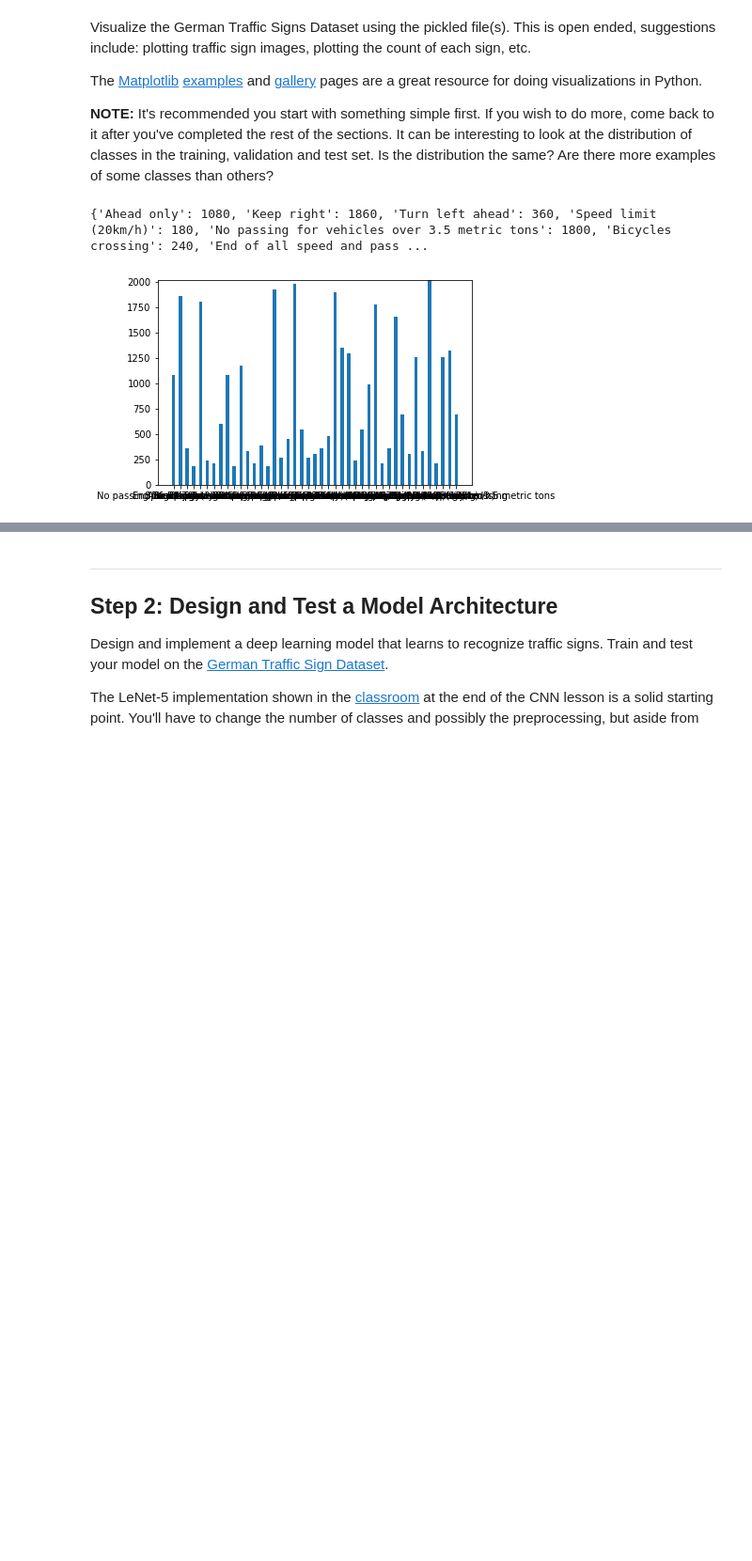
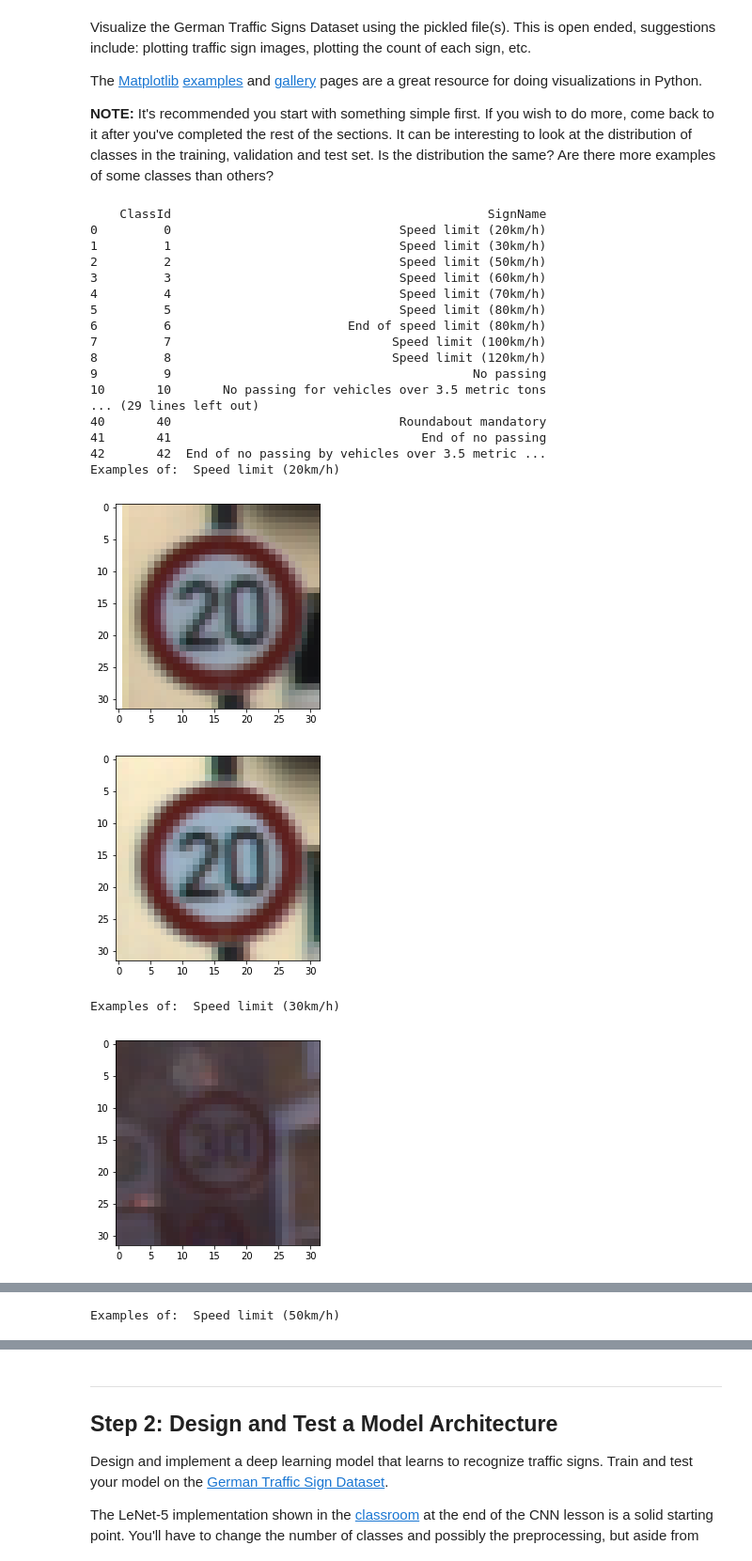
Before and after one commit to bodsul/CarND-Traffic-Sign-Classifier-Project, a Jupyter notebook: Traffic_Sign_Classifier.ipynb, the cells around one changed output, grey strips where cells are left out. Shown at 94% size. Cells and saved outputs as stored; diff of their text form; code cells hidden in the pictures; blank space fills up the shorter version.

Commit message:
add some german traffic sign examples

```diff
--- a/Traffic_Sign_Classifier.ipynb
+++ b/Traffic_Sign_Classifier.ipynb
@@ -114,40 +114,59 @@ import pylab as pl
 %matplotlib inline
 
 sign_names = pd.read_csv('signnames.csv')
-#print(sign_names)
+print(sign_names)
 #sign_names.dtypes
 
 #display n training examples of each traffic sign
 def display(n):
     index_dict = {}
     for j in range(43):
         index_dict[j] = []
 
     for k in range(len(y_train)):
         if len(index_dict[y_train[k]]) < n:
             index_dict[y_train[k]].append(k)
     for sign_num, samples in index_dict.items():
         print("Examples of: ", sign_names.loc[[sign_num]]['SignName'].values[0])
         for entry in samples:
             plt.imshow(X_train[entry])
             plt.show()
 
 def create_histogram(data):
     count_dict = {}
     for j in range(43):
         count_dict[sign_names.loc[[j]]['SignName'].values[0]] = 0
     for j in data:
         count_dict[sign_names.loc[[j]]['SignName'].values[0]] += 1
     print(count_dict)
     X = np.arange(len(count_dict))
     pl.bar(X, count_dict.values(), align='center', width=0.5)
     pl.xticks(X, count_dict.keys())
     ymax = max(count_dict.values()) + 1
     pl.ylim(0, ymax)
     pl.show()
 
-#display(2)
+display(2)
 create_histogram(y_train)
 # %% [output]
-{'Ahead only': 1080, 'Keep right': 1860, 'Turn left ahead': 360, 'Speed limit (20km/h)': 180, 'No passing for vehicles over 3.5 metric tons': 1800, 'Bicycles crossing': 240, 'End of all speed and pass ...
+    ClassId                                           SignName
+0         0                               Speed limit (20km/h)
+1         1                               Speed limit (30km/h)
+2         2                               Speed limit (50km/h)
+3         3                               Speed limit (60km/h)
+4         4                               Speed limit (70km/h)
+5         5                               Speed limit (80km/h)
+6         6                        End of speed limit (80km/h)
+7         7                              Speed limit (100km/h)
+8         8                              Speed limit (120km/h)
+9         9                                         No passing
+10       10       No passing for vehicles over 3.5 metric tons
+... (29 lines left out)
+40       40                               Roundabout mandatory
+41       41                                  End of no passing
+42       42  End of no passing by vehicles over 3.5 metric ...
+Examples of:  Speed limit (20km/h)
-[figure, old version]
+[figure, new version]
+[figure, added]
+Examples of:  Speed limit (30km/h)
+[figure, added]
@@ -153,0 +174 @@ create_histogram(y_train)
+Examples of:  Speed limit (50km/h)
```
Also changed, not shown: parts of 1 cell of this notebook, 7 other files.
